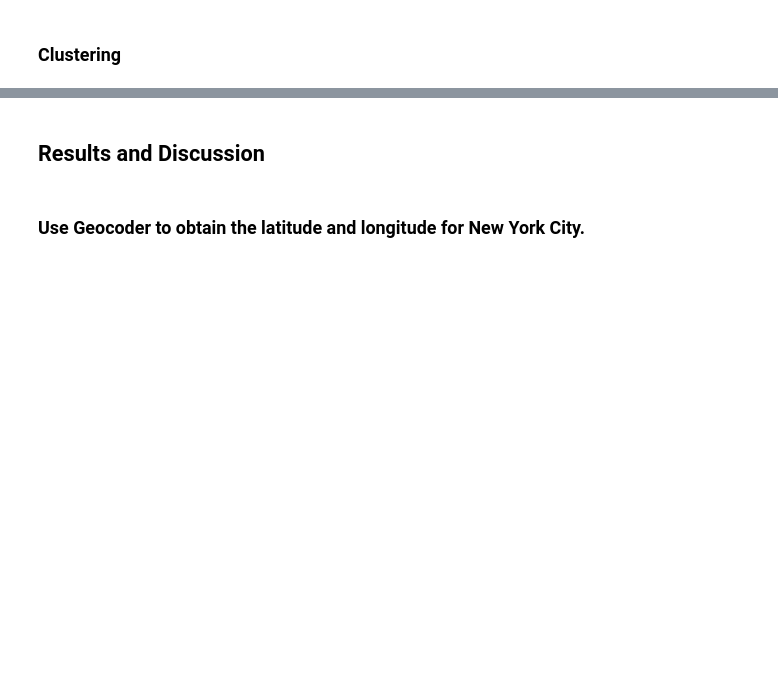
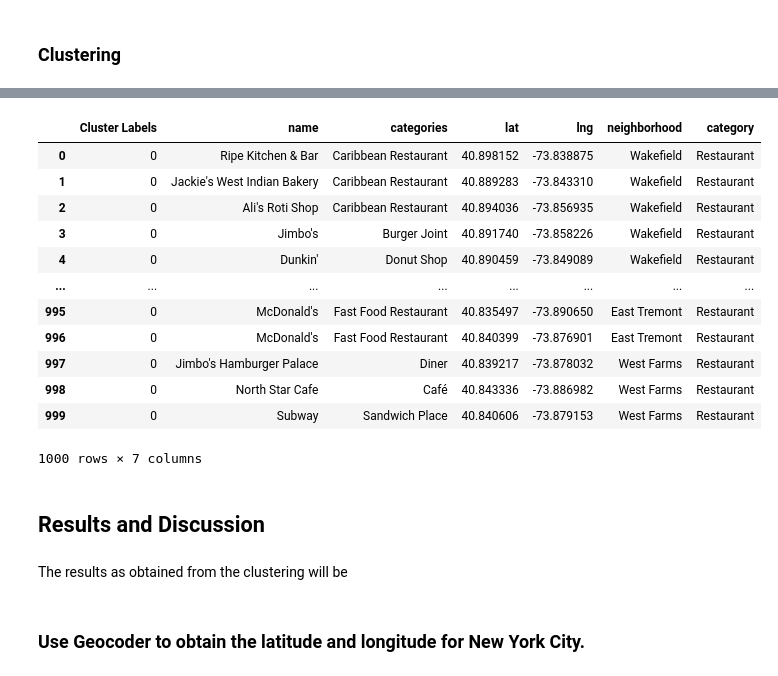
Before and after one commit to WouterDeBot/CapstoneBuildIBM, a Jupyter notebook: notebooks/Fit and Food- Coursera Capstone Project.ipynb, the cells around one changed output, grey strips where cells are left out. Saved outputs shown, nothing was run; the diff lists cells and outputs as text; code cells hidden in the pictures; blank space fills up the shorter version.

Commit message:
Worked on notebook Fit and Food

```diff
--- a/notebooks/Fit and Food- Coursera Capstone Project.ipynb
+++ b/notebooks/Fit and Food- Coursera Capstone Project.ipynb
@@ -441,8 +469,24 @@ df_overall.tail()
 # %%
-#df_overall.reset_index(drop = True, inplace = True)
+df_overall.reset_index(drop = True, inplace = True)
 df_overall
+# %% [output]
+|  | Cluster Labels | name | categories | lat | lng | neighborhood | category |
+| 0 | 0 | Ripe Kitchen & Bar | Caribbean Restaurant | 40.898152 | -73.838875 | Wakefield | Restaurant |
+| 1 | 0 | Jackie's West Indian Bakery | Caribbean Restaurant | 40.889283 | -73.843310 | Wakefield | Restaurant |
+| 2 | 0 | Ali's Roti Shop | Caribbean Restaurant | 40.894036 | -73.856935 | Wakefield | Restaurant |
+| 3 | 0 | Jimbo's | Burger Joint | 40.891740 | -73.858226 | Wakefield | Restaurant |
+| 4 | 0 | Dunkin' | Donut Shop | 40.890459 | -73.849089 | Wakefield | Restaurant |
+| ... | ... | ... | ... | ... | ... | ... | ... |
+| 995 | 0 | McDonald's | Fast Food Restaurant | 40.835497 | -73.890650 | East Tremont | Restaurant |
+| 996 | 0 | McDonald's | Fast Food Restaurant | 40.840399 | -73.876901 | East Tremont | Restaurant |
+| 997 | 0 | Jimbo's Hamburger Palace | Diner | 40.839217 | -73.878032 | West Farms | Restaurant |
+| 998 | 0 | North Star Cafe | Café | 40.843336 | -73.886982 | West Farms | Restaurant |
+| 999 | 0 | Subway | Sandwich Place | 40.840606 | -73.879153 | West Farms | Restaurant |
+1000 rows × 7 columns
 # %% [markdown]
 ## Results and Discussion <a name="results"></a>
+# %% [markdown]
+The results as obtained from the clustering will be
 # %% [markdown]
 ### Use Geocoder to obtain the latitude and longitude for New York City.
 # %%
```
Also changed, not shown: parts of 6 cells of this notebook.
